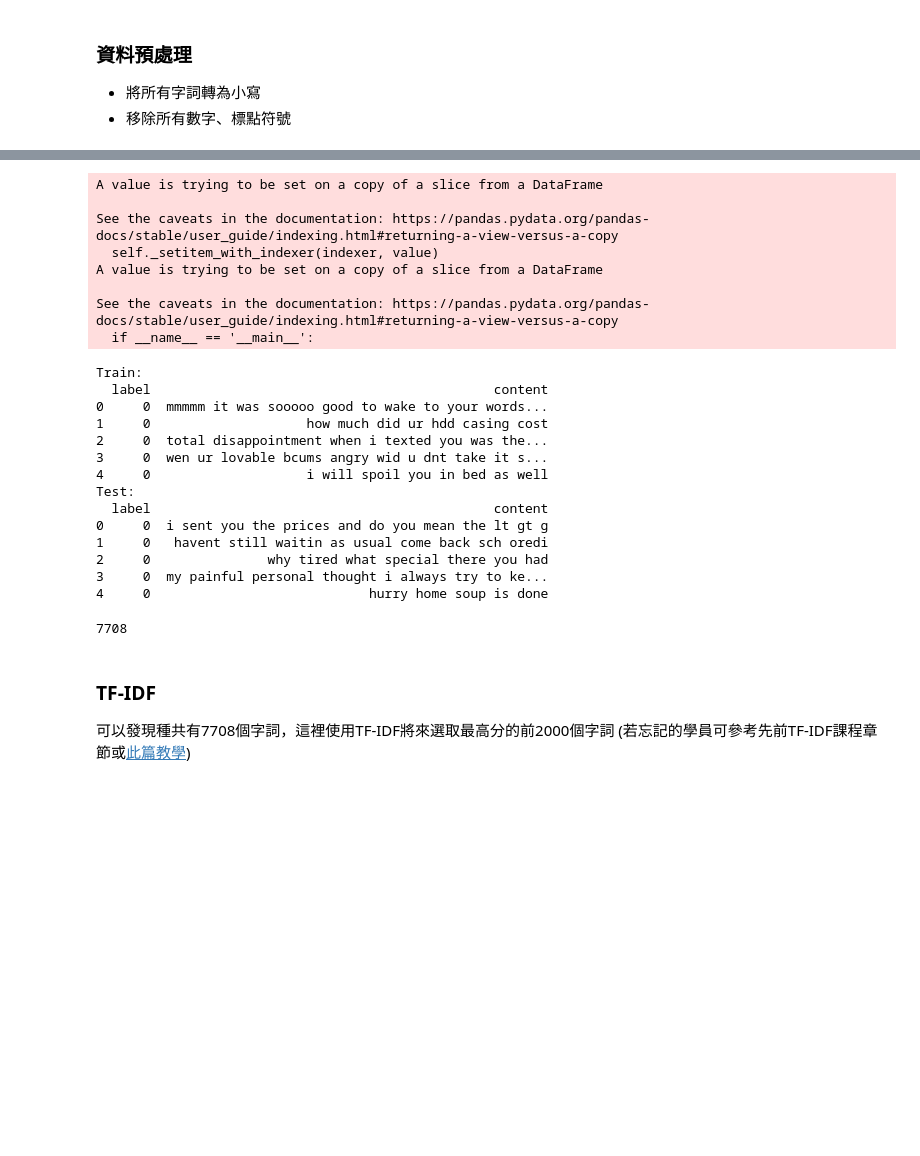
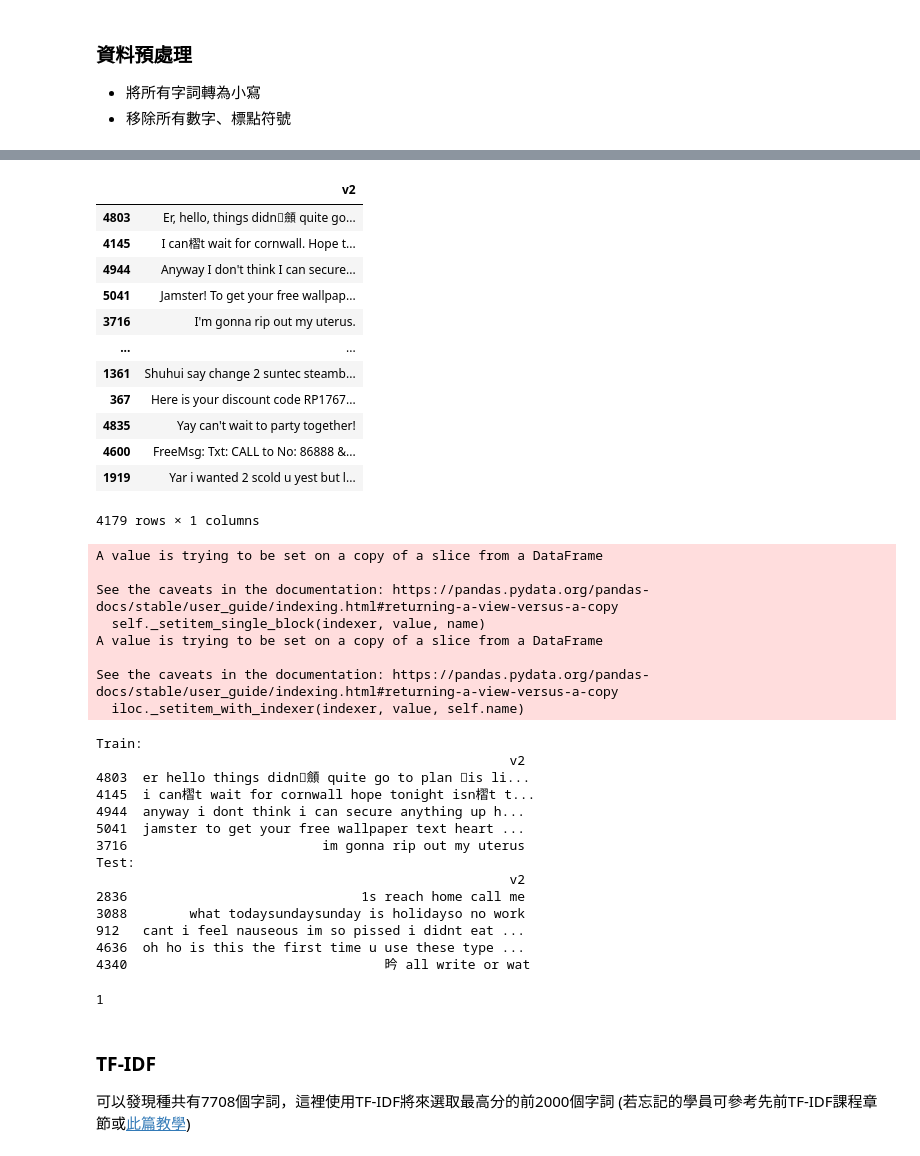
Before and after one commit to AbandonBlue/1-st_NLP, a Jupyter notebook: hw/Day17 - 計數方法詞向量實作_作業.ipynb, the cells around one changed output, grey strips where cells are left out. Saved outputs shown, nothing was run; the diff lists cells and outputs as text; code cells hidden in the pictures; blank space fills up the shorter version.

```diff
--- a/hw/Day17 - 計數方法詞向量實作_作業.ipynb
+++ b/hw/Day17 - 計數方法詞向量實作_作業.ipynb
@@ -67,0 +53,6 @@ label
+# %%
+# 先將資料切分成X, y
+
+X, y = sms_data[['v2']], sms_data[['v1']]
+print(X.shape)
+print(y.shape)
@@ -67,0 +62,5 @@ label
+# %%
+###<your code>###
+# train_test_split的stratify參數可以根據label比例切分
+
+X_train, X_test, y_train, y_test = train_test_split(X, y, stratify=y)
@@ -72,17 +97,37 @@ label
+# %%
+X_train
+# %% [output]
+|  | v2 |
+| 4803 | Er, hello, things didn顩 quite go... |
+| 4145 | I can槢t wait for cornwall. Hope t... |
+| 4944 | Anyway I don't think I can secure... |
+| 5041 | Jamster! To get your free wallpap... |
+| 3716 | I'm gonna rip out my uterus. |
+| ... | ... |
+| 1361 | Shuhui say change 2 suntec steamb... |
+| 367 | Here is your discount code RP1767... |
+| 4835 | Yay can't wait to party together! |
+| 4600 | FreeMsg: Txt: CALL to No: 86888 &... |
+| 1919 | Yar i wanted 2 scold u yest but l... |
+4179 rows × 1 columns
 # %%
 def preprocess(df: pd.DataFrame) -> pd.DataFrame:
+    import string
+    punctuations = set(string.punctuation)
 
     for i in range(len(df)):
         # make all content to lowercase
         ###<your code>###
+        df.iloc[i, 0] = df.iloc[i, 0].lower()
 
         # remove all punctuations
         ###<your code>###
+        df.iloc[i, 0] = ''.join([char for char in df.iloc[i, 0] if char not in punctuations])
 
     return df
 
-processed_train = preprocess(sms_train)
-processed_test = preprocess(sms_test)
+processed_train = preprocess(X_train)
+processed_test = preprocess(X_test)
 
 print("Train:")
 print(processed_train.head())
@@ -92,34 +137,34 @@ print(processed_test.head())
 A value is trying to be set on a copy of a slice from a DataFrame
 
 See the caveats in the documentation: https://pandas.pydata.org/pandas-docs/stable/user_guide/indexing.html#returning-a-view-versus-a-copy
-  self._setitem_with_indexer(indexer, value)
+  self._setitem_single_block(indexer, value, name)
 A value is trying to be set on a copy of a slice from a DataFrame
 
 See the caveats in the documentation: https://pandas.pydata.org/pandas-docs/stable/user_guide/indexing.html#returning-a-view-versus-a-copy
-  if __name__ == '__main__':
+  iloc._setitem_with_indexer(indexer, value, self.name)
 Train:
-  label                                            content
-0     0  mmmmm it was sooooo good to wake to your words...
-1     0                    how much did ur hdd casing cost
-2     0  total disappointment when i texted you was the...
-3     0  wen ur lovable bcums angry wid u dnt take it s...
-4     0                    i will spoil you in bed as well
+                                                     v2
+4803  er hello things didn顩 quite go to plan is li...
+4145  i can槢t wait for cornwall hope tonight isn槢t t...
+4944  anyway i dont think i can secure anything up h...
+5041  jamster to get your free wallpaper text heart ...
+3716                         im gonna rip out my uterus
 Test:
-  label                                            content
-0     0  i sent you the prices and do you mean the lt gt g
-1     0   havent still waitin as usual come back sch oredi
-2     0               why tired what special there you had
-3     0  my painful personal thought i always try to ke...
-4     0                            hurry home soup is done
+                                                     v2
+2836                              1s reach home call me
+3088        what todaysundaysunday is holidayso no work
+912   cant i feel nauseous im so pissed i didnt eat ...
+4636  oh ho is this the first time u use these type ...
+4340                                 昑 all write or wat
 # %%
-# split data into x_train, y_train, x_test, y_test
-y_train, x_train = zip(*processed_train.values)
-y_test, x_test = zip(*processed_test.values)
+# # split data into x_train, y_train, x_test, y_test
+# y_train, x_train = zip(*processed_train.values)
+# y_test, x_test = zip(*processed_test.values)
 
 # check numbers of unique word in the corpus
-len(set(" ".join(list(x_train + x_test)).split()))
+# len(set(" ".join(list(X_train + X_test)).split()))
 # %% [output]
-7708
+1
 # %% [markdown]
 ### TF-IDF
 可以發現種共有7708個字詞，這裡使用TF-IDF將來選取最高分的前2000個字詞
```
Also changed, not shown: parts of 7 cells of this notebook.
